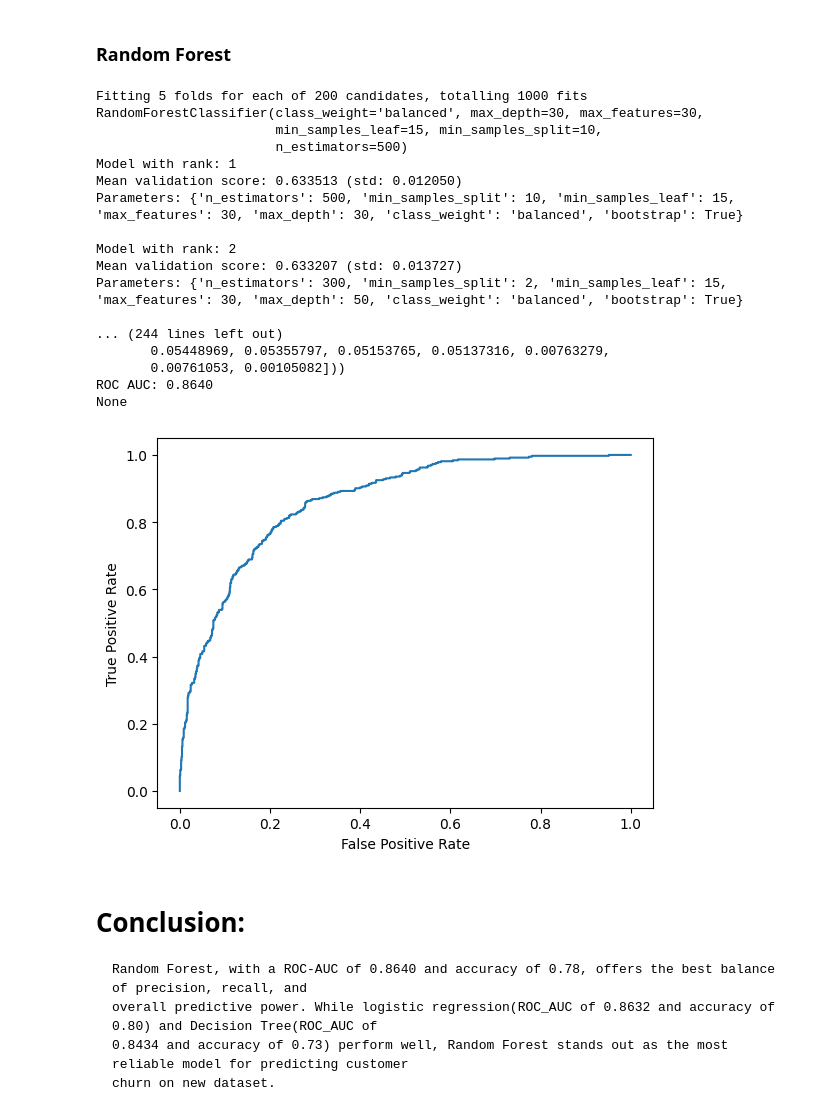
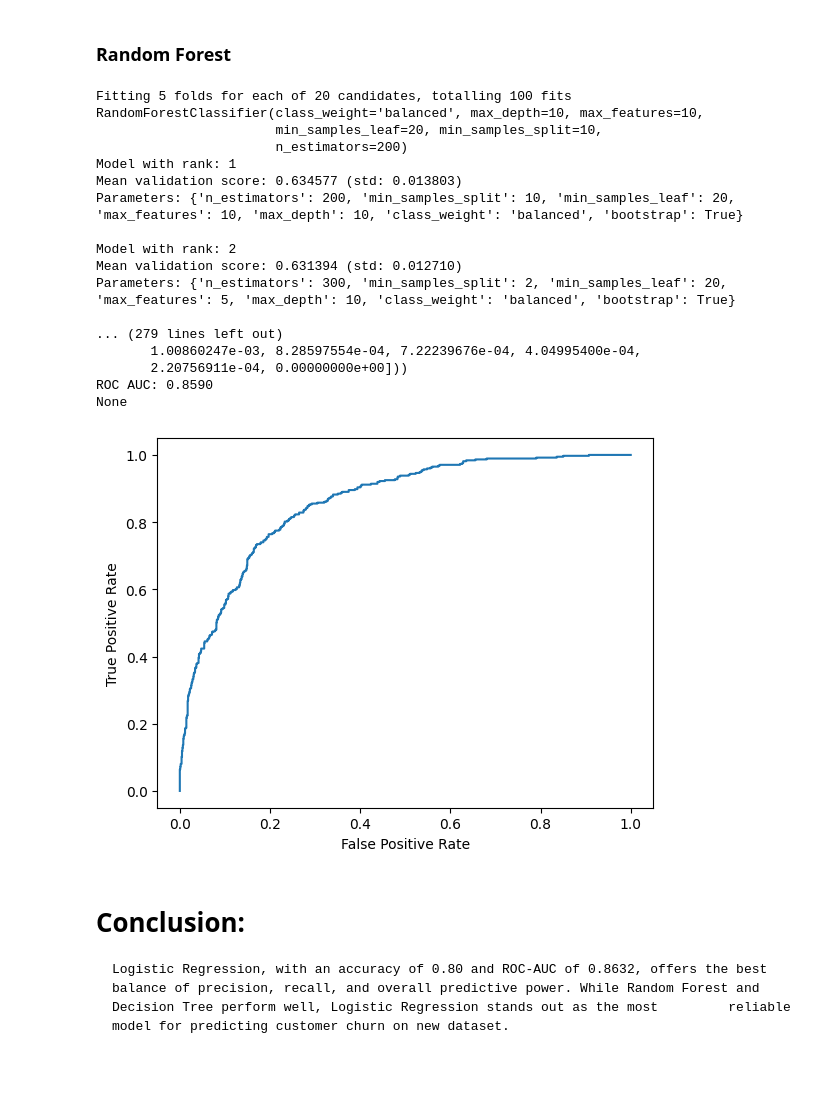
Before and after one commit to Yashmin2704/MachineLearningProjects, a Jupyter notebook: Saiket_Internship/Telco_customer_churn.ipynb, the cells around one changed output. Saved outputs shown, nothing was run; the diff lists cells and outputs as text; code cells hidden in the pictures; blank space fills up the shorter version.

```diff
--- a/Saiket_Internship/Telco_customer_churn.ipynb
+++ b/Saiket_Internship/Telco_customer_churn.ipynb
@@ -470,7 +465,7 @@ param_dist = {"n_estimators":[100,200,300,500,700,1000],
                   }
 random_search = RandomizedSearchCV(clf,
                                    param_distributions=param_dist,
-                                   n_iter=5,
+                                   n_iter=20,
                                    scoring='f1',
                                    cv=5,
                                    n_jobs=-1,
@@ -843,50 +832,47 @@ param_dist = {"n_estimators":[100,200,300,500,700,1000],
               'max_depth':[None,5,10,15,20,30,50,70],
               'min_samples_leaf':[1,2,5,10,15,20],
               'min_samples_split':[2,5,10,15,20]
                   }
 random_search = RandomizedSearchCV(clf,
                                    param_distributions=param_dist,
-                                   n_iter=200,
+                                   n_iter=20,
                                    scoring='f1',
                                    cv=5,
                                    n_jobs=-1,
                                    verbose=20)
 rf=random_search.fit(churn_train, y_train)
 
 print(random_search.best_estimator_)
 report(random_search.cv_results_,3)
 
 
 rf.fit(churn_train,y_train)
 
 y_pred_rf = rf.predict(churn_test)
 test_score=rf.predict_proba(churn_test)[:,1]
 
 print(classification_report(y_test, y_pred_rf, target_names=['0', '1']))
 print(roc_curve(y_test, test_score))
 print(plot_roc_curve(y_test, test_score))
 # %% [output]
-Fitting 5 folds for each of 200 candidates, totalling 1000 fits
-RandomForestClassifier(class_weight='balanced', max_depth=30, max_features=30,
-                       min_samples_leaf=15, min_samples_split=10,
-                       n_estimators=500)
+Fitting 5 folds for each of 20 candidates, totalling 100 fits
+RandomForestClassifier(class_weight='balanced', max_depth=10, max_features=10,
+                       min_samples_leaf=20, min_samples_split=10,
+                       n_estimators=200)
 Model with rank: 1
-Mean validation score: 0.633513 (std: 0.012050)
-Parameters: {'n_estimators': 500, 'min_samples_split': 10, 'min_samples_leaf': 15, 'max_features': 30, 'max_depth': 30, 'class_weight': 'balanced', 'bootstrap': True}
+Mean validation score: 0.634577 (std: 0.013803)
+Parameters: {'n_estimators': 200, 'min_samples_split': 10, 'min_samples_leaf': 20, 'max_features': 10, 'max_depth': 10, 'class_weight': 'balanced', 'bootstrap': True}
 
 Model with rank: 2
-Mean validation score: 0.633207 (std: 0.013727)
-Parameters: {'n_estimators': 300, 'min_samples_split': 2, 'min_samples_leaf': 15, 'max_features': 30, 'max_depth': 50, 'class_weight': 'balanced', 'bootstrap': True}
+Mean validation score: 0.631394 (std: 0.012710)
+Parameters: {'n_estimators': 300, 'min_samples_split': 2, 'min_samples_leaf': 20, 'max_features': 5, 'max_depth': 10, 'class_weight': 'balanced', 'bootstrap': True}
 
-... (244 lines left out)
-       0.05448969, 0.05355797, 0.05153765, 0.05137316, 0.00763279,
-       0.00761053, 0.00105082]))
-ROC AUC: 0.8640
+... (279 lines left out)
+       1.00860247e-03, 8.28597554e-04, 7.22239676e-04, 4.04995400e-04,
+       2.20756911e-04, 0.00000000e+00]))
+ROC AUC: 0.8590
 None
-[figure, old version]
+[figure, new version]
 # %% [markdown]
 # Conclusion:
-    Random Forest, with a ROC-AUC of 0.8640 and accuracy of 0.78, offers the best balance of precision, recall, and
-    overall predictive power. While logistic regression(ROC_AUC of 0.8632 and accuracy of 0.80) and Decision Tree(ROC_AUC of
-    0.8434 and accuracy of 0.73) perform well, Random Forest stands out as the most reliable model for predicting customer
-    churn on new dataset.
+    Logistic Regression, with an accuracy of 0.80 and ROC-AUC of 0.8632, offers the best balance of precision, recall, and overall predictive power. While Random Forest and Decision Tree perform well, Logistic Regression stands out as the most         reliable model for predicting customer churn on new dataset.
```
Also changed, not shown: parts of 22 cells of this notebook.
